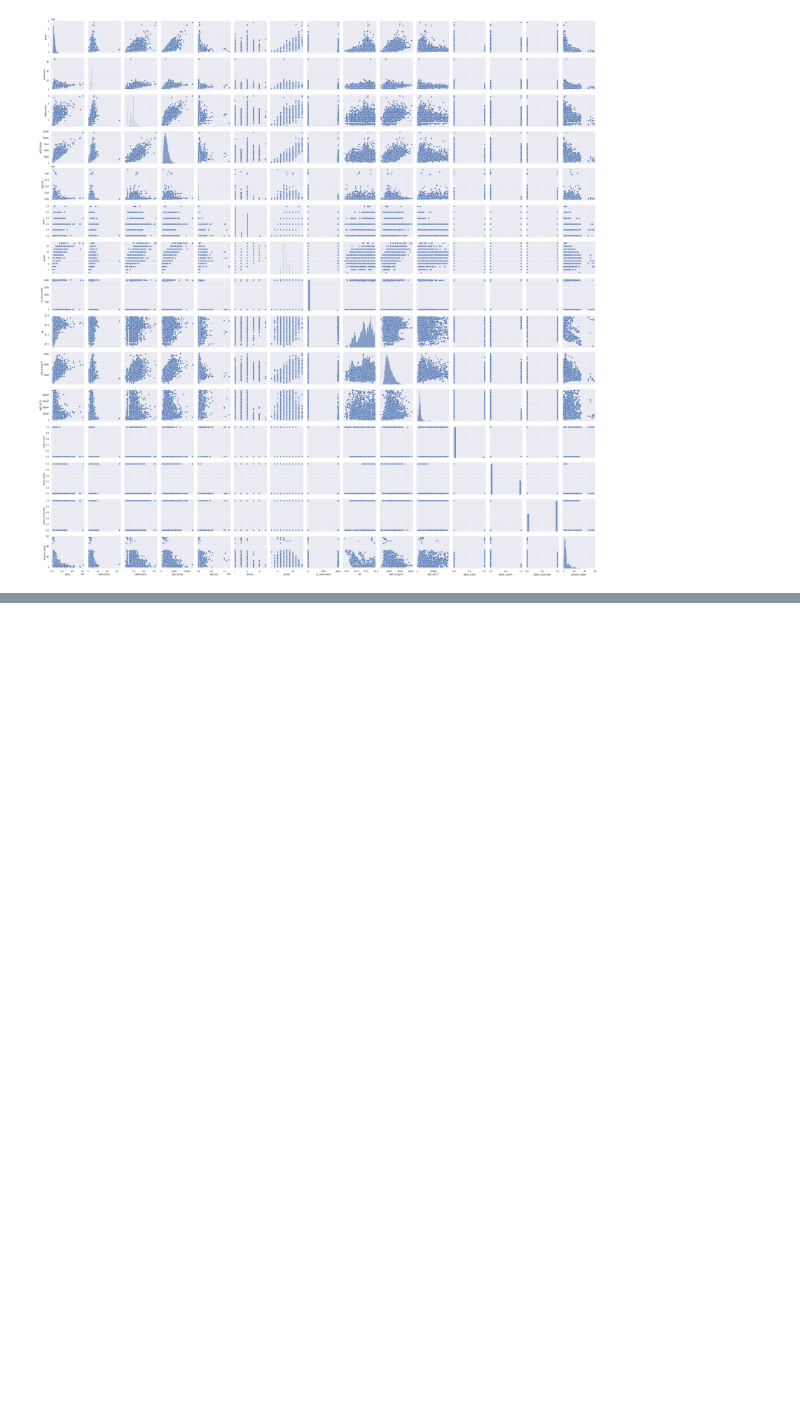
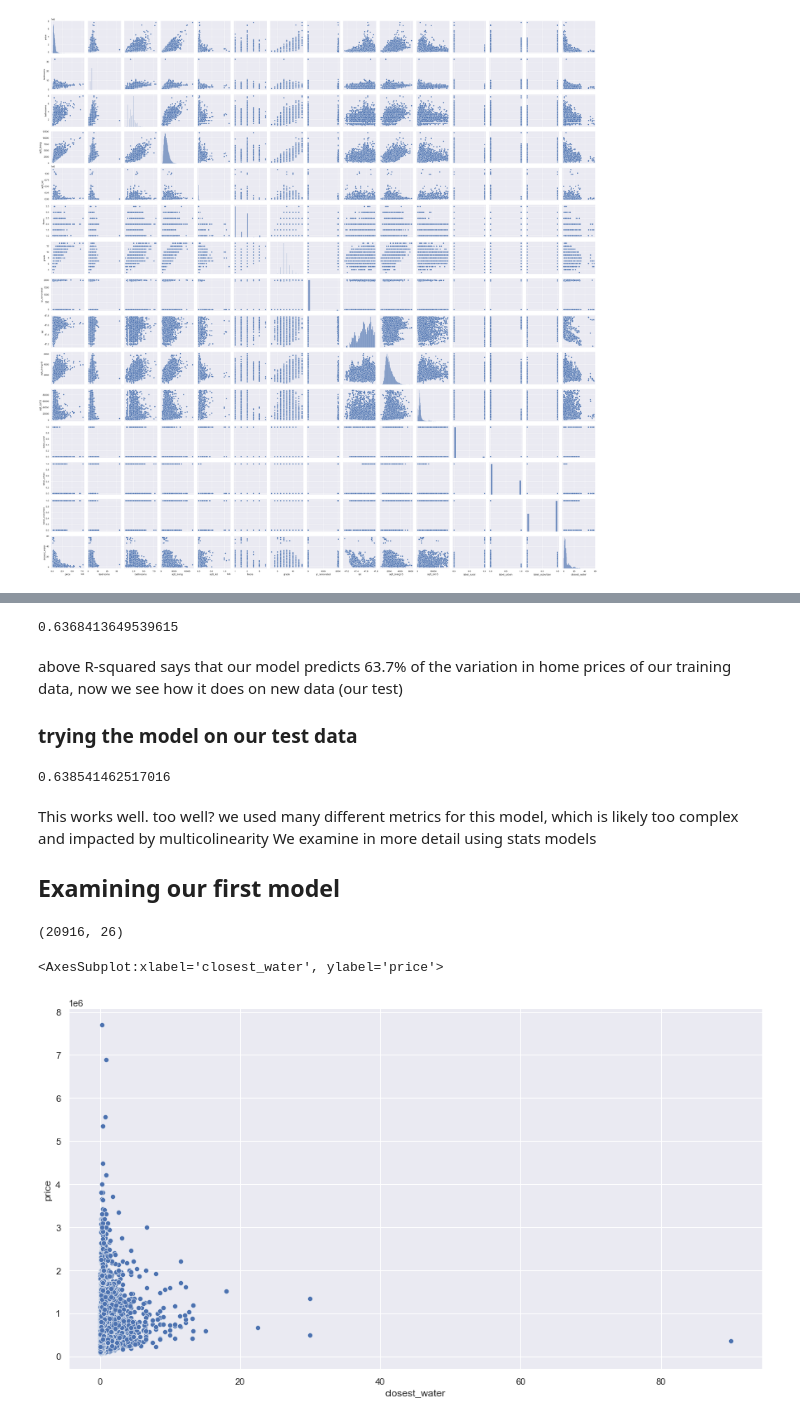
Before and after one commit to soohojp/Phase2_Project, a Jupyter notebook: Notebook.ipynb, the cells around one changed output, grey strips where cells are left out. Drawn from its saved outputs; the diff is of its cells as text; code cells hidden in the pictures; blank space fills up the shorter version.

```diff
--- a/Notebook.ipynb
+++ b/Notebook.ipynb
@@ -114,0 +161,32 @@ sns.pairplot(df[metrics_list])
+# %%
+lr = LinearRegression()
+lr.fit(X_preds_st_scaled, y_train)
+lr.coef_
+lr.score(X_preds_st_scaled, y_train)
+# %% [output]
+0.6368413649539615
+# %% [markdown]
+above R-squared says that our model predicts 63.7% of the variation in home prices of our training data, now we see how it does on new data (our test)
+
+### trying the model on our test data
+# %%
+X_train_scaled = ss.transform(X_train)
+X_test_scaled = ss.transform(X_test)
+lr.score(X_test_scaled, y_test)
+# %% [output]
+0.638541462517016
+# %% [markdown]
+This works well. too well? we used many different metrics for this model, which is likely too complex and impacted by multicolinearity
+We examine in more detail using stats models
+
+## Examining our first model
+# %%
+df_not_water = df.loc[df['waterfront'] != 'YES']
+df_not_water.shape
+# %% [output]
+(20916, 26)
+# %%
+sns.scatterplot(1/df_not_water['closest_water'], df_not_water['price'])
+# %% [output]
+<AxesSubplot:xlabel='closest_water', ylabel='price'>
+[figure, added]
```
Also changed, not shown: parts of 20 cells of this notebook.
